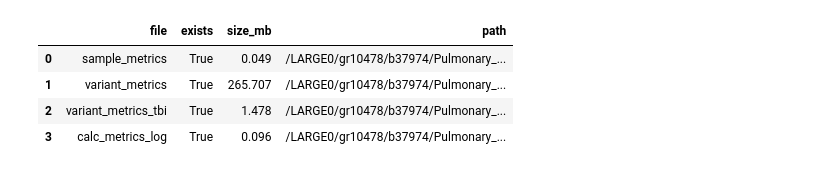
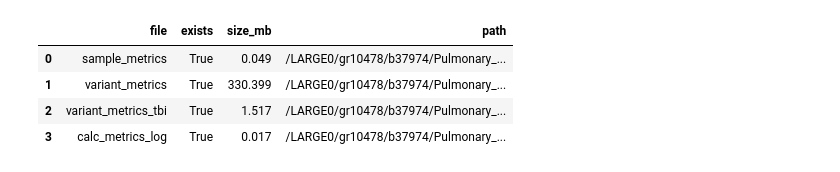
Before and after one commit to ZhaoTie-re/cteph_agp3k.v6, a Jupyter notebook: tuning.rv/pre_check/pre_check.ipynb, the cells around one changed output. Saved outputs shown, nothing was run; the diff lists cells and outputs as text; code cells hidden in the pictures.

```diff
--- a/tuning.rv/pre_check/pre_check.ipynb
+++ b/tuning.rv/pre_check/pre_check.ipynb
@@ -23,6 +48,12 @@ CONFIG = {
 MIN_AC = 0
 WORK_DIR = Path('/LARGE0/gr10478/b37974/Pulmonary_Hypertension/cteph_agp3k.v6/tuning.rv/pre_check/results/00_minac0')
 WORK_DIR.mkdir(parents=True, exist_ok=True)
+
+# Set True to force re-running CALC_METRICS even if outputs already exist.
+FORCE_RECALC = False
+
+# Variant-metric columns the downstream variant-QC cells depend on.
+REQUIRED_VARIANT_COLS = ['VMISS', 'VMISS_15X', 'VMISS_30X']
 
 
 def first_existing(paths):
@@ -53,26 +84,67 @@ def build_cmd(cfg: dict, min_ac: int):
     ]
 
 
-# Run
-cmd = build_cmd(CONFIG, MIN_AC)
-t0 = datetime.now()
-res = subprocess.run(cmd, cwd=WORK_DIR, capture_output=True, text=True)
-t1 = datetime.now()
+def variant_cols(path):
+    """Header columns of a (possibly gzipped) variant_metrics table; [] on failure."""
+    if path is None:
+        return []
+    try:
+        return list(pd.read_csv(path, sep='\t', nrows=0).columns)
+    except Exception:
+        return []
 
-if res.returncode != 0:
-    err_tail = '\n'.join(res.stderr.strip().splitlines()[-60:]) if res.stderr.strip() else '(no stderr)'
-    raise RuntimeError(f'CALC_METRICS failed (code={res.returncode})\n--- stderr tail ---\n{err_tail}')
 
-# Outputs
+# Resolve output paths first, so downstream cells can connect whether or not we (re)run.
 sample_metrics_path = first_existing([WORK_DIR / 'sample_metrics.txt.gz', WORK_DIR / 'sample_metrics.txt'])
 variant_metrics_path = first_existing([WORK_DIR / 'variant_metrics.txt.gz', WORK_DIR / 'variant_metrics.txt'])
 variant_tbi_path = WORK_DIR / 'variant_metrics.txt.gz.tbi'
 log_path = WORK_DIR / 'calc_metrics.log'
 
+# Cache check: skip the heavy run only if the key outputs exist AND already carry
+# the required VMISS columns (a stale pre-VMISS file must be rebuilt).
+_cached_cols = variant_cols(variant_metrics_path)
+_cache_has_cols = all(c in _cached_cols for c in REQUIRED_VARIANT_COLS)
+outputs_ready = (
+    sample_metrics_path is not None
+    and variant_metrics_path is not None
+    and variant_tbi_path.exists()
+    and _cache_has_cols
+)
+
+if outputs_ready and not FORCE_RECALC:
+    run_status = 'cached'
+    duration_sec = None
+    print('CALC_METRICS outputs already exist (with VMISS cols) -> skipping run '
+          '(set FORCE_RECALC=True to rebuild).')
+else:
+    if FORCE_RECALC:
+        print('FORCE_RECALC=True -> running CALC_METRICS.')
+    elif variant_metrics_path is not None and not _cache_has_cols:
+        _miss = [c for c in REQUIRED_VARIANT_COLS if c not in _cached_cols]
+        print(f'Cached variant_metrics is missing {_miss} -> rebuilding CALC_METRICS.')
+    else:
+        print('CALC_METRICS outputs missing/incomplete -> running.')
+
+    cmd = build_cmd(CONFIG, MIN_AC)
+    t0 = datetime.now()
+    res = subprocess.run(cmd, cwd=WORK_DIR, capture_output=True, text=True)
+    t1 = datetime.now()
+
+    if res.returncode != 0:
+        err_tail = '\n'.join(res.stderr.strip().splitlines()[-60:]) if res.stderr.strip() else '(no stderr)'
+        raise RuntimeError(f'CALC_METRICS failed (code={res.returncode})\n--- stderr tail ---\n{err_tail}')
+
+    run_status = 'success'
+    duration_sec = round((t1 - t0).total_seconds(), 1)
+
+    # Re-resolve paths now that outputs have been (re)written.
+    sample_metrics_path = first_existing([WORK_DIR / 'sample_metrics.txt.gz', WORK_DIR / 'sample_metrics.txt'])
+    variant_metrics_path = first_existing([WORK_DIR / 'variant_metrics.txt.gz', WORK_DIR / 'variant_metrics.txt'])
+
 run_summary = pd.DataFrame([
-    {'item': 'status', 'value': 'success'},
+    {'item': 'status', 'value': run_status},
     {'item': 'min_ac', 'value': MIN_AC},
-    {'item': 'duration_sec', 'value': round((t1 - t0).total_seconds(), 1)},
+    {'item': 'duration_sec', 'value': duration_sec},
     {'item': 'work_dir', 'value': str(WORK_DIR)},
 ])
 
@@ -94,6 +166,13 @@ for label, path_obj in [
 
 file_check = pd.DataFrame(file_rows)
 
+# Final sanity: confirm the produced variant_metrics carries the required columns.
+_final_cols = variant_cols(variant_metrics_path)
+_missing_final = [c for c in REQUIRED_VARIANT_COLS if c not in _final_cols]
+if _missing_final:
+    print(f'[warn] variant_metrics is missing {_missing_final}; '
+          'the variant-QC cells will fail. Re-run with FORCE_RECALC=True.')
+
 # Minimal output
 print('CALC_METRICS pre-check finished.')
 display(run_summary)
@@ -107,6 +187,6 @@ CALC_METRICS pre-check finished.
 | 3 | work_dir | /LARGE0/gr10478/b37974/Pulmonary_... |
 |  | file | exists | size_mb | path |
 | 0 | sample_metrics | True | 0.049 | /LARGE0/gr10478/b37974/Pulmonary_... |
-| 1 | variant_metrics | True | 265.707 | /LARGE0/gr10478/b37974/Pulmonary_... |
-| 2 | variant_metrics_tbi | True | 1.478 | /LARGE0/gr10478/b37974/Pulmonary_... |
-| 3 | calc_metrics_log | True | 0.096 | /LARGE0/gr10478/b37974/Pulmonary_... |
+| 1 | variant_metrics | True | 330.399 | /LARGE0/gr10478/b37974/Pulmonary_... |
+| 2 | variant_metrics_tbi | True | 1.517 | /LARGE0/gr10478/b37974/Pulmonary_... |
+| 3 | calc_metrics_log | True | 0.017 | /LARGE0/gr10478/b37974/Pulmonary_... |
```
Also changed, not shown: parts of 11 cells of this notebook, 50 other files.
